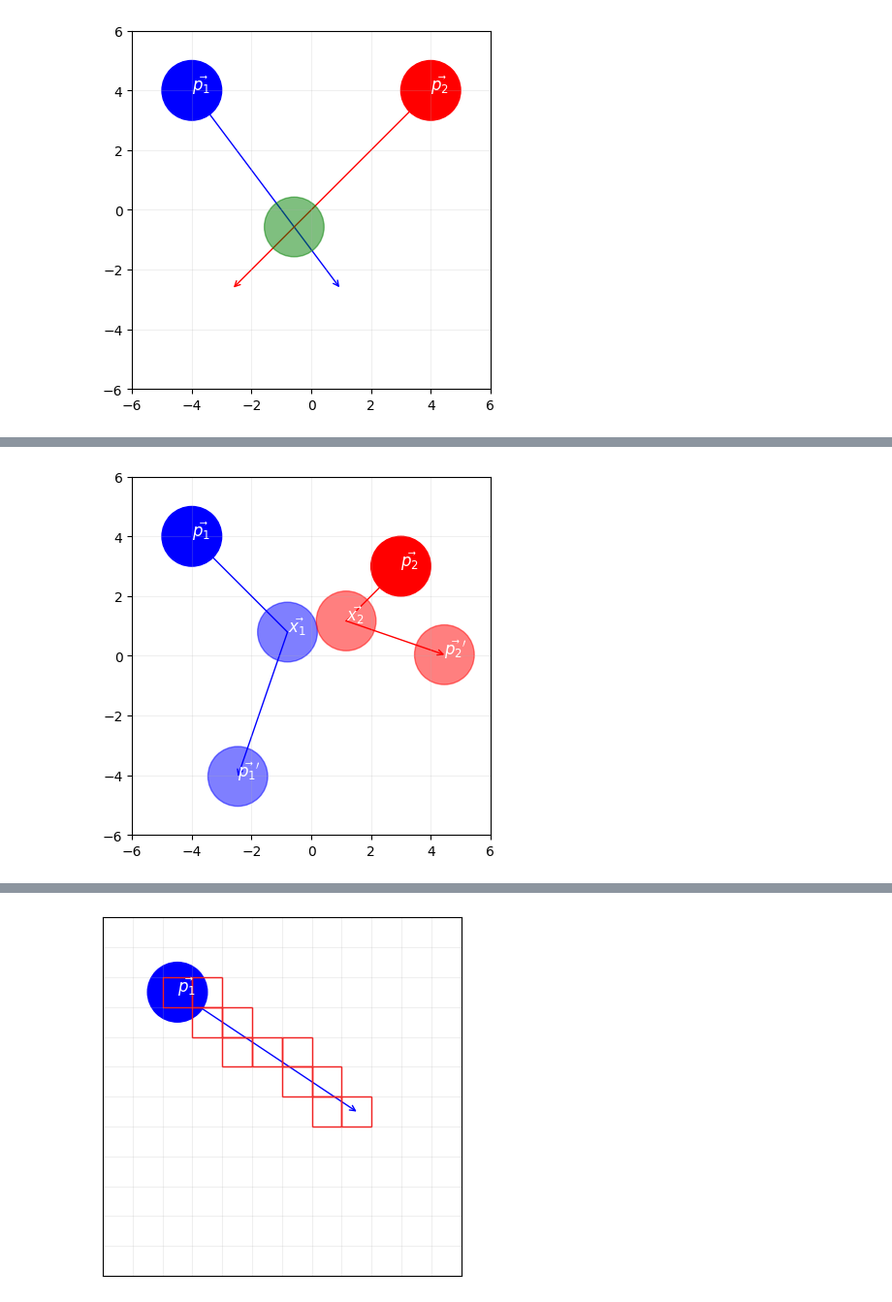
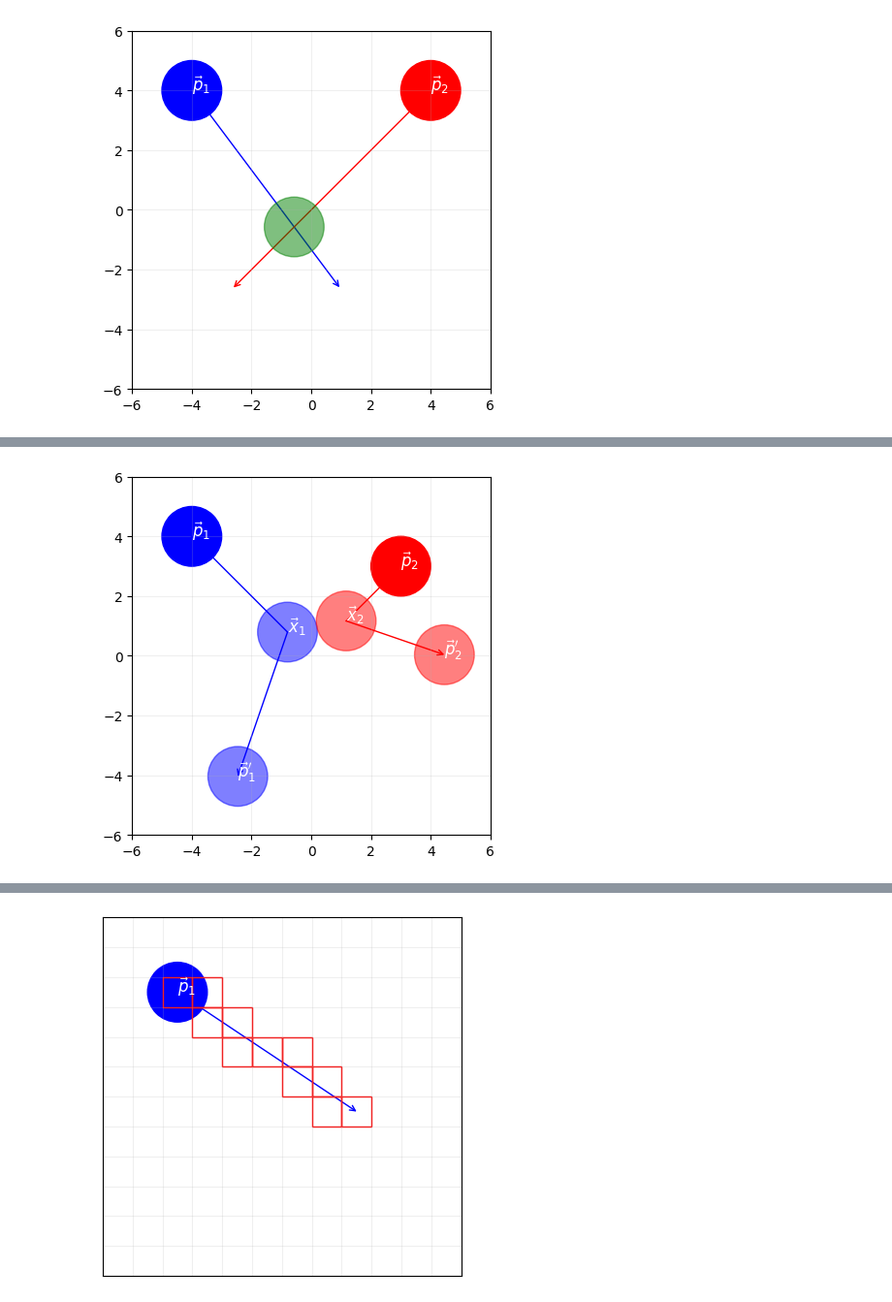
Before and after one commit to DestinEcarma/t-ccd-prototype, a Jupyter notebook: src/note.ipynb, the cells around one changed output, grey strips where cells are left out. Shown at 97% size. Cells and saved outputs as stored; diff of their text form; code cells hidden in the pictures.

```diff
--- a/src/note.ipynb
+++ b/src/note.ipynb
@@ -260,16 +260,16 @@ if b**2 - 4 * a * c >= 0:
     x2 = p2 + v2 * t
 
     plt.gca().add_patch(plt.Circle(x1, radii, color="blue", alpha=0.5))
-    plt.annotate(r"$\vec{x_1}$", x1, color="white", fontsize=12)
+    plt.annotate(r"$\vec{x}_1$", x1, color="white", fontsize=12)
 
     plt.gca().add_patch(plt.Circle(x2, radii, color="red", alpha=0.5))
-    plt.annotate(r"$\vec{x_2}$", x2, color="white", fontsize=12)
+    plt.annotate(r"$\vec{x}_2$", x2, color="white", fontsize=12)
 
 plt.gca().add_patch(plt.Circle(p1, radii, color="blue"))
-plt.annotate(r"$\vec{p_1}$", p1, color="white", fontsize=12)
+plt.annotate(r"$\vec{p}_1$", p1, color="white", fontsize=12)
 
 plt.gca().add_patch(plt.Circle(p2, radii, color="red"))
-plt.annotate(r"$\vec{p_2}$", p2, color="white", fontsize=12)
+plt.annotate(r"$\vec{p}_2$", p2, color="white", fontsize=12)
 
 plt.annotate(
     "",
@@ -476,50 +476,50 @@ if b**2 - 4 * a * c >= 0:
     )
 
     plt.gca().add_patch(plt.Circle(r1f, radii, color="blue", alpha=0.5))
-    plt.annotate(r"$\vec{p_1}'$", r1f, color="white", fontsize=12)
+    plt.annotate(r"$\vec{p}_1'$", r1f, color="white", fontsize=12)
 
     plt.gca().add_patch(plt.Circle(r2f, radii, color="red", alpha=0.5))
-    plt.annotate(r"$\vec{p_2}'$", r2f, color="white", fontsize=12)
+    plt.annotate(r"$\vec{p}_2'$", r2f, color="white", fontsize=12)
 
     plt.gca().add_patch(plt.Circle(x1, radii, color="blue", alpha=0.5))
-    plt.annotate(r"$\vec{x_1}$", x1, color="white", fontsize=12)
+    plt.annotate(r"$\vec{x}_1$", x1, color="white", fontsize=12)
 
     plt.gca().add_patch(plt.Circle(x2, radii, color="red", alpha=0.5))
-    plt.annotate(r"$\vec{x_2}$", x2, color="white", fontsize=12)
+    plt.annotate(r"$\vec{x}_2$", x2, color="white", fontsize=12)
 else:
     plt.annotate(
         "",
         xytext=p1,
         xy=r1,
         arrowprops=dict(
             arrowstyle="->", color="blue", lw=1, shrinkA=0, shrinkB=0
         ),
         zorder=0,
     )
     plt.annotate(
         "",
         xytext=p2,
         xy=r2,
         arrowprops=dict(
             arrowstyle="->", color="red", lw=1, shrinkA=0, shrinkB=0
         ),
         zorder=0,
     )
 
 plt.gca().add_patch(plt.Circle(p1, radii, color="blue"))
-plt.annotate(r"$\vec{p_1}$", p1, color="white", fontsize=12)
+plt.annotate(r"$\vec{p}_1$", p1, color="white", fontsize=12)
 
 plt.gca().add_patch(plt.Circle(p2, radii, color="red"))
-plt.annotate(r"$\vec{p_2}$", p2, color="white", fontsize=12)
+plt.annotate(r"$\vec{p}_2$", p2, color="white", fontsize=12)
 
 plt.xlim(-6, 6)
 plt.ylim(-6, 6)
 plt.gca().set_aspect("equal")
 
 plt.grid(alpha=0.2)
 plt.show()
 # %% [output]
-[figure, old version]
+[figure, new version]
 # %% [markdown]
 This process is repeated until no potential collisions are detected within a given time frame. However, maintaining accuracy with this approach leads to a time complexity of $O(N^2)$, which is not ideal for real-time simulations.
 
```
Also changed, not shown: parts of 7 cells of this notebook.
